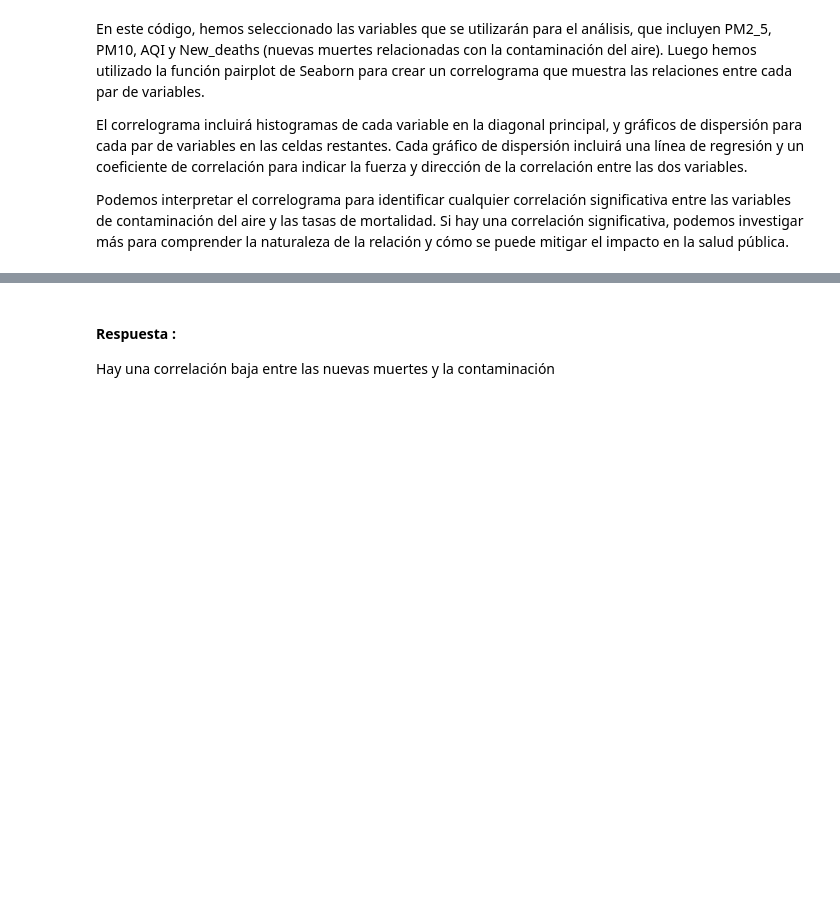
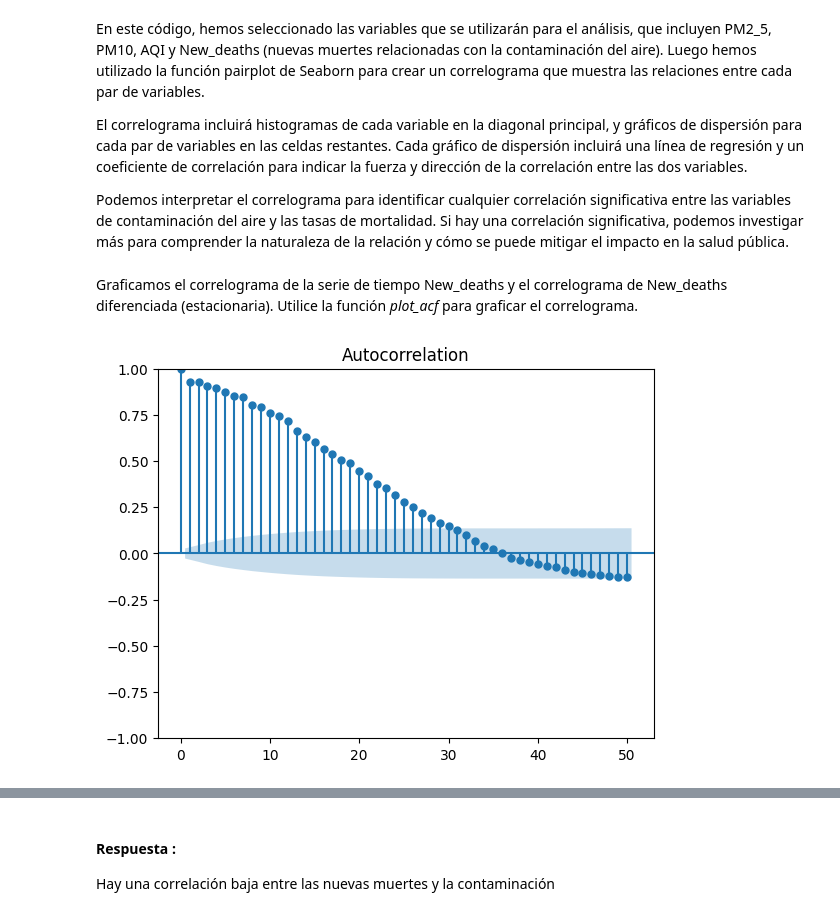
Before and after one commit to fitomx19/SeriesDeTiempo, a Jupyter notebook: 4 - EDA en Series de Tiempo.ipynb, the cells around one changed output, grey strips where cells are left out. Cells and saved outputs as stored; diff of their text form; code cells hidden in the pictures; blank space fills up the shorter version.

```diff
--- a/4 - EDA en Series de Tiempo.ipynb
+++ b/4 - EDA en Series de Tiempo.ipynb
@@ -313,3 +313,11 @@ En este código, hemos seleccionado las variables que se utilizarán para el an
 El correlograma incluirá histogramas de cada variable en la diagonal principal, y gráficos de dispersión para cada par de variables en las celdas restantes. Cada gráfico de dispersión incluirá una línea de regresión y un coeficiente de correlación para indicar la fuerza y dirección de la correlación entre las dos variables.
 
 Podemos interpretar el correlograma para identificar cualquier correlación significativa entre las variables de contaminación del aire y las tasas de mortalidad. Si hay una correlación significativa, podemos investigar más para comprender la naturaleza de la relación y cómo se puede mitigar el impacto en la salud pública.
+# %% [markdown]
+Graficamos el correlograma de la serie de tiempo New_deaths y el correlograma de New_deaths diferenciada (estacionaria). Utilice la función _plot_acf_ para graficar el correlograma.
+# %%
+from statsmodels.graphics.tsaplots import plot_acf
+plot_acf(df["New_deaths"], lags=50)
+plt.show()
+# %% [output]
+[figure, added]
```
Also changed, not shown: parts of 3 cells of this notebook, 1 other file.
